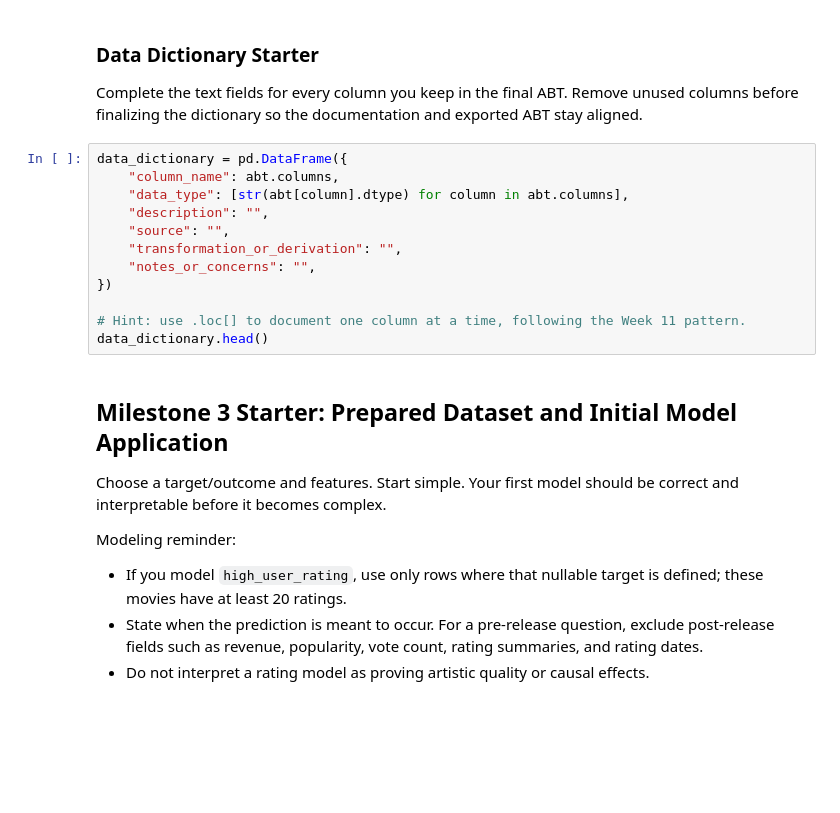
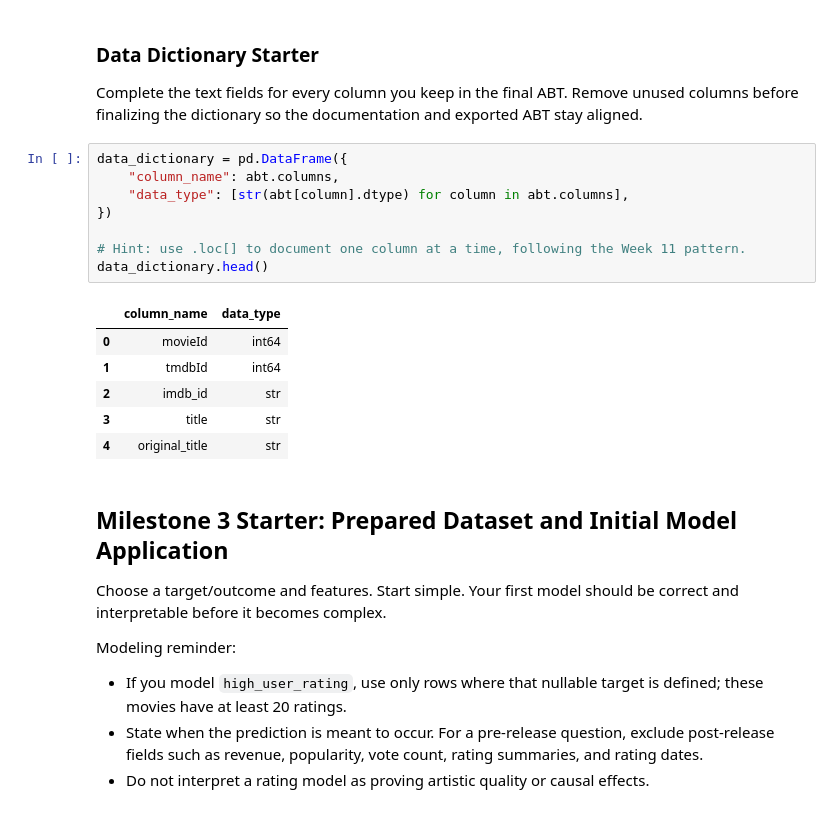
Before and after one commit to h4mmus/ban6003-project-2nd-try, a Jupyter notebook: notebooks/movies_project_starter.ipynb, the cells around one changed output. Drawn from its saved outputs; the diff is of its cells as text; blank space fills up the shorter version.

```diff
--- a/notebooks/movies_project_starter.ipynb
+++ b/notebooks/movies_project_starter.ipynb
@@ -621,15 +705,18 @@ Complete the text fields for every column you keep in the final ABT. Remove unus
 # %%
 data_dictionary = pd.DataFrame({
     "column_name": abt.columns,
     "data_type": [str(abt[column].dtype) for column in abt.columns],
-    "description": "",
-    "source": "",
-    "transformation_or_derivation": "",
-    "notes_or_concerns": "",
 })
 
 # Hint: use .loc[] to document one column at a time, following the Week 11 pattern.
 data_dictionary.head()
+# %% [output]
+|  | column_name | data_type |
+| 0 | movieId | int64 |
+| 1 | tmdbId | int64 |
+| 2 | imdb_id | str |
+| 3 | title | str |
+| 4 | original_title | str |
 # %% [markdown]
 ## Milestone 3 Starter: Prepared Dataset and Initial Model Application
 
```
Also changed, not shown: parts of 5 cells of this notebook, 2 other files.
